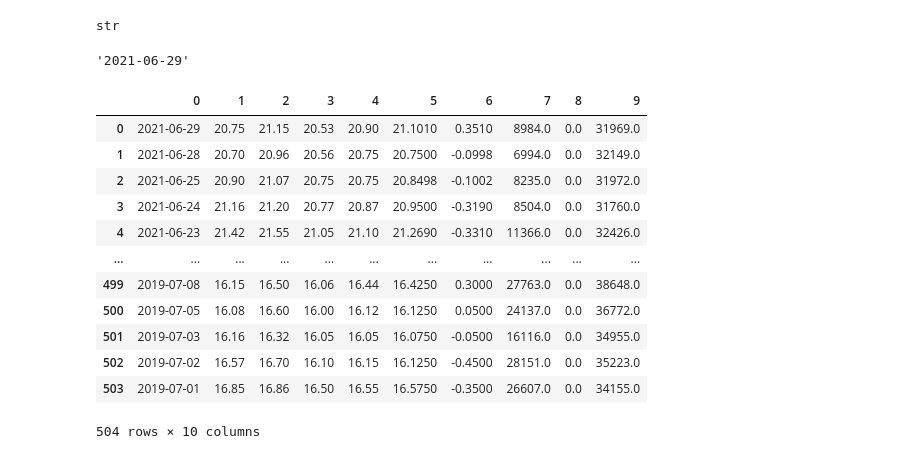
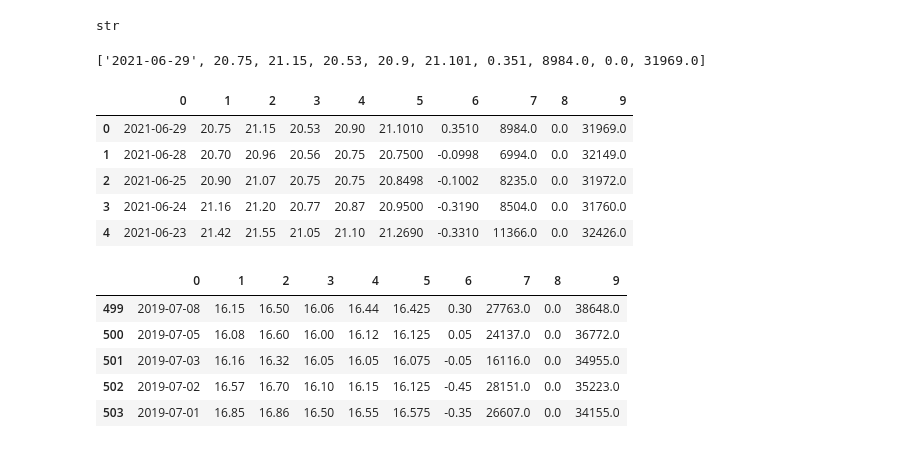
Before and after one commit to jpweldon/Cryptocurrency_Stock_Correlation, a Jupyter notebook: Resources/Volatility_Data.ipynb, the cells around one changed output. Cells and saved outputs as stored; diff of their text form; code cells hidden in the pictures.

```diff
--- a/Resources/Volatility_Data.ipynb
+++ b/Resources/Volatility_Data.ipynb
@@ -38,29 +36,34 @@ response_vix= requests.get(vix).json()
 # print(json.dumps(response_vix, indent=4, sort_keys=True))
 # %%
-# Set the Volatility Index data to create a DataFrame
+# Create an empty list for appending useful data from the json dump response
 volatility_index_data = []
 
+# Use for-loop to grab info from "data" (secondary key) which is nested in "dataset" (primary key)
+# Append specified items into volatility_index_data list
 for item in response_vix["dataset"]["data"]:
         volatility_index_data.append(response_vix["dataset"]["data"])
 
-volatility_index_data[0][0][0]
+# Check the first list of nested values in overall list
+volatility_index_data[0][0]
 # %% [output]
-'2021-06-29'
+['2021-06-29', 20.75, 21.15, 20.53, 20.9, 21.101, 0.351, 8984.0, 0.0, 31969.0]
 # %%
-data = pd.DataFrame.from_dict(volatility_index_data[0], orient='columns')
+# Convert all data from list into DataFrame using the Pandas from_dict() function
+vix_all = pd.DataFrame.from_dict(volatility_index_data[0], orient='columns')
+
+# Display the first and last 5 rows using the head() and tail() functions to confirm formatting
+display(vix_all.head())
+display(vix_all.tail())
+# %% [output]
+|  | 0 | 1 | 2 | 3 | 4 | 5 | 6 | 7 | 8 | 9 |
+| 0 | 2021-06-29 | 20.75 | 21.15 | 20.53 | 20.90 | 21.1010 | 0.3510 | 8984.0 | 0.0 | 31969.0 |
+| 1 | 2021-06-28 | 20.70 | 20.96 | 20.56 | 20.75 | 20.7500 | -0.0998 | 6994.0 | 0.0 | 32149.0 |
+| 2 | 2021-06-25 | 20.90 | 21.07 | 20.75 | 20.75 | 20.8498 | -0.1002 | 8235.0 | 0.0 | 31972.0 |
+| 3 | 2021-06-24 | 21.16 | 21.20 | 20.77 | 20.87 | 20.9500 | -0.3190 | 8504.0 | 0.0 | 31760.0 |
+| 4 | 2021-06-23 | 21.42 | 21.55 | 21.05 | 21.10 | 21.2690 | -0.3310 | 11366.0 | 0.0 | 32426.0 |
+|  | 0 | 1 | 2 | 3 | 4 | 5 | 6 | 7 | 8 | 9 |
+| 499 | 2019-07-08 | 16.15 | 16.50 | 16.06 | 16.44 | 16.425 | 0.30 | 27763.0 | 0.0 | 38648.0 |
+| 500 | 2019-07-05 | 16.08 | 16.60 | 16.00 | 16.12 | 16.125 | 0.05 | 24137.0 | 0.0 | 36772.0 |
+| 501 | 2019-07-03 | 16.16 | 16.32 | 16.05 | 16.05 | 16.075 | -0.05 | 16116.0 | 0.0 | 34955.0 |
+| 502 | 2019-07-02 | 16.57 | 16.70 | 16.10 | 16.15 | 16.125 | -0.45 | 28151.0 | 0.0 | 35223.0 |
+| 503 | 2019-07-01 | 16.85 | 16.86 | 16.50 | 16.55 | 16.575 | -0.35 | 26607.0 | 0.0 | 34155.0 |
-# %%
-data
-# %% [output]
-|  | 0 | 1 | 2 | 3 | 4 | 5 | 6 | 7 | 8 | 9 |
-| 0 | 2021-06-29 | 20.75 | 21.15 | 20.53 | 20.90 | 21.1010 | 0.3510 | 8984.0 | 0.0 | 31969.0 |
-| 1 | 2021-06-28 | 20.70 | 20.96 | 20.56 | 20.75 | 20.7500 | -0.0998 | 6994.0 | 0.0 | 32149.0 |
-| 2 | 2021-06-25 | 20.90 | 21.07 | 20.75 | 20.75 | 20.8498 | -0.1002 | 8235.0 | 0.0 | 31972.0 |
-| 3 | 2021-06-24 | 21.16 | 21.20 | 20.77 | 20.87 | 20.9500 | -0.3190 | 8504.0 | 0.0 | 31760.0 |
-| 4 | 2021-06-23 | 21.42 | 21.55 | 21.05 | 21.10 | 21.2690 | -0.3310 | 11366.0 | 0.0 | 32426.0 |
-| ... | ... | ... | ... | ... | ... | ... | ... | ... | ... | ... |
-| 499 | 2019-07-08 | 16.15 | 16.50 | 16.06 | 16.44 | 16.4250 | 0.3000 | 27763.0 | 0.0 | 38648.0 |
-| 500 | 2019-07-05 | 16.08 | 16.60 | 16.00 | 16.12 | 16.1250 | 0.0500 | 24137.0 | 0.0 | 36772.0 |
-| 501 | 2019-07-03 | 16.16 | 16.32 | 16.05 | 16.05 | 16.0750 | -0.0500 | 16116.0 | 0.0 | 34955.0 |
-| 502 | 2019-07-02 | 16.57 | 16.70 | 16.10 | 16.15 | 16.1250 | -0.4500 | 28151.0 | 0.0 | 35223.0 |
-| 503 | 2019-07-01 | 16.85 | 16.86 | 16.50 | 16.55 | 16.5750 | -0.3500 | 26607.0 | 0.0 | 34155.0 |
-504 rows × 10 columns
```
Also changed, not shown: parts of 9 cells of this notebook, 1 other file.
